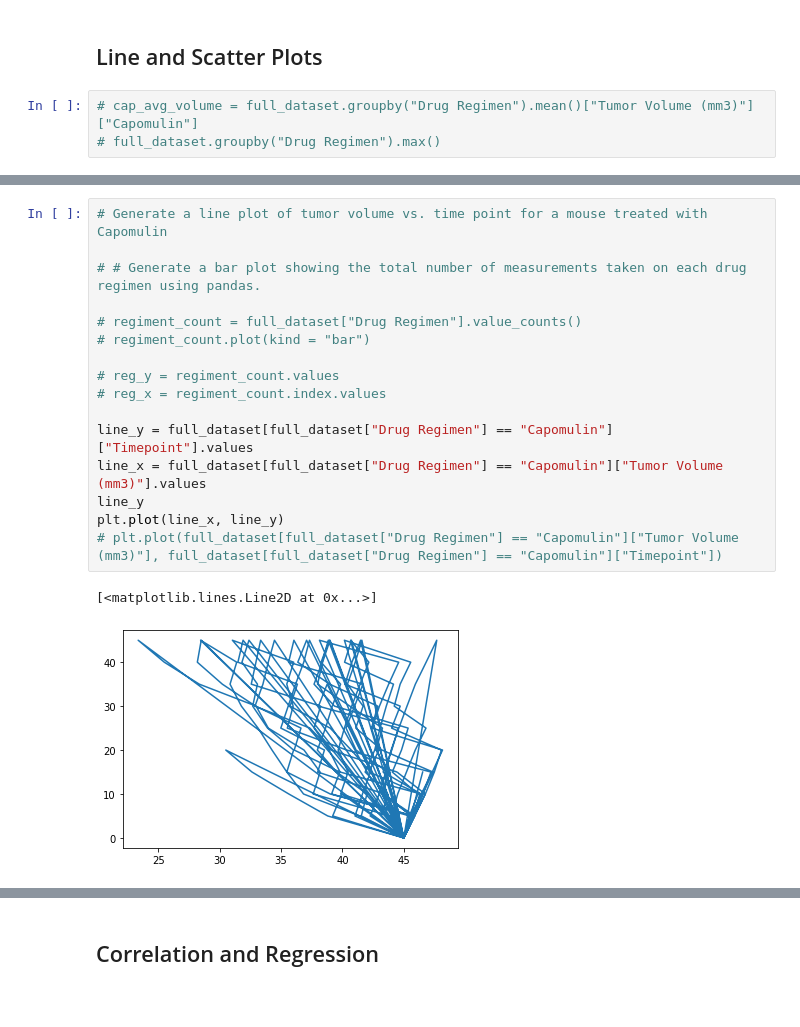
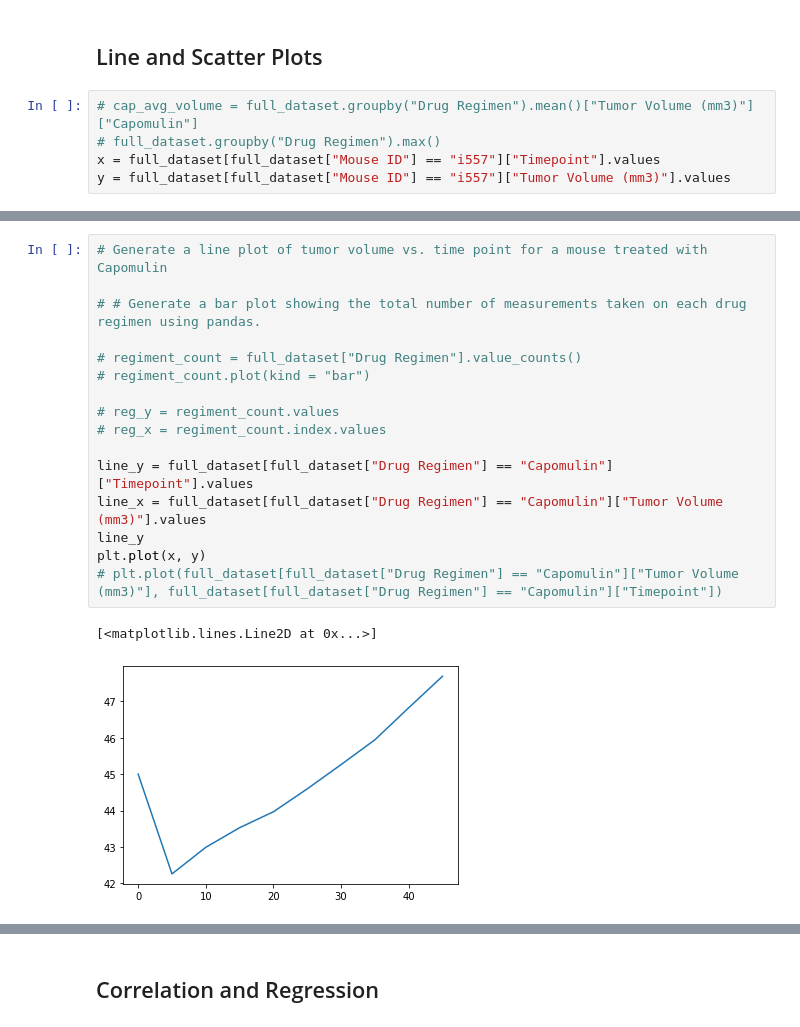
Before and after one commit to pjb327/matplotlib_hw, a Jupyter notebook: pymaceuticals_starter.ipynb, the cells around one changed output, grey strips where cells are left out. Saved outputs shown, nothing was run; the diff lists cells and outputs as text.

```diff
--- a/pymaceuticals_starter.ipynb
+++ b/pymaceuticals_starter.ipynb
@@ -350,3 +354,5 @@ plt.show()
 # %%
 # cap_avg_volume = full_dataset.groupby("Drug Regimen").mean()["Tumor Volume (mm3)"]["Capomulin"]
 # full_dataset.groupby("Drug Regimen").max()
+x = full_dataset[full_dataset["Mouse ID"] == "i557"]["Timepoint"].values
+y = full_dataset[full_dataset["Mouse ID"] == "i557"]["Tumor Volume (mm3)"].values
@@ -366,22 +359,22 @@ plt.show()
 # %%
 # Generate a line plot of tumor volume vs. time point for a mouse treated with Capomulin
 
 # # Generate a bar plot showing the total number of measurements taken on each drug regimen using pandas.
 
 # regiment_count = full_dataset["Drug Regimen"].value_counts()
 # regiment_count.plot(kind = "bar")
 
 # reg_y = regiment_count.values
 # reg_x = regiment_count.index.values
 
 line_y = full_dataset[full_dataset["Drug Regimen"] == "Capomulin"]["Timepoint"].values
 line_x = full_dataset[full_dataset["Drug Regimen"] == "Capomulin"]["Tumor Volume (mm3)"].values
 line_y
-plt.plot(line_x, line_y)
+plt.plot(x, y)
 # plt.plot(full_dataset[full_dataset["Drug Regimen"] == "Capomulin"]["Tumor Volume (mm3)"], full_dataset[full_dataset["Drug Regimen"] == "Capomulin"]["Timepoint"])
 # %% [output]
 [<matplotlib.lines.Line2D at 0x...>]
-[figure, old version]
+[figure, new version]
 # %%
 # Generate a scatter plot of average tumor volume vs. mouse weight for the Capomulin regimen
 # plt.scatter
```
Also changed, not shown: parts of 7 cells of this notebook.
